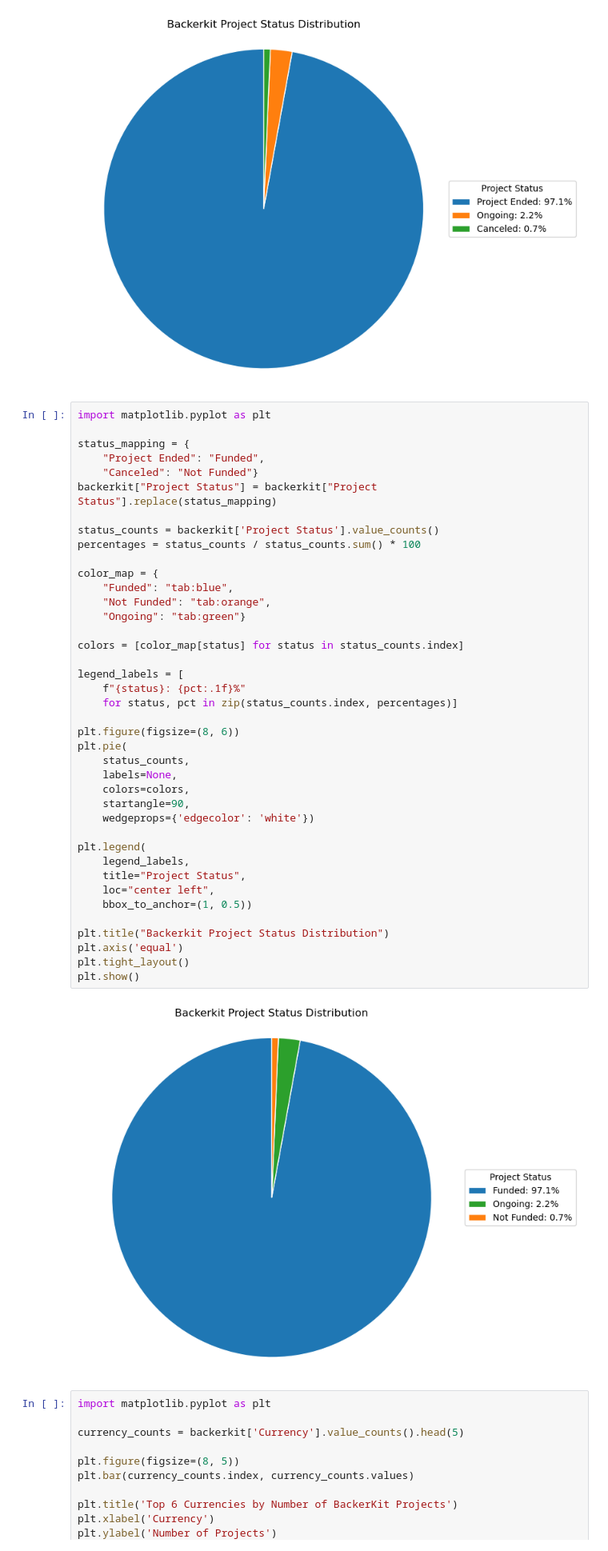
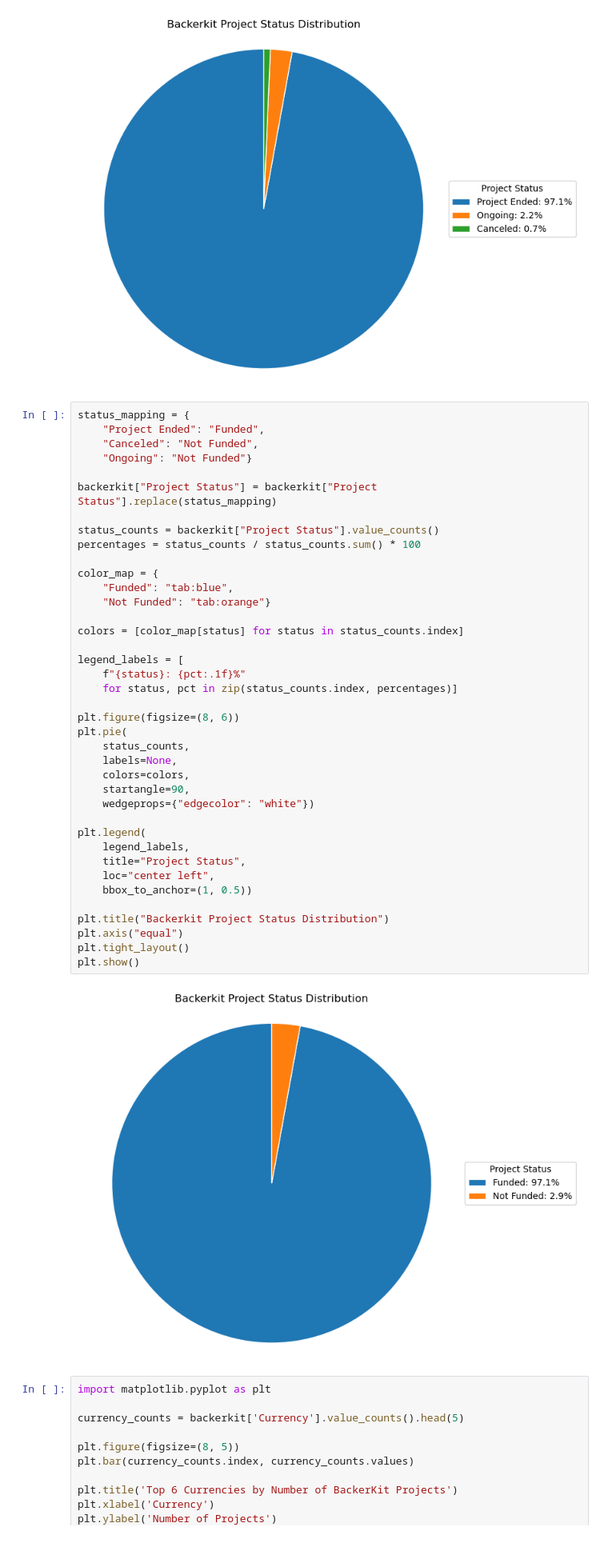
Before and after one commit to geradenhraba-cell/ttrpg-capstone, a Jupyter notebook: notebook/kickstarter.ipynb, the cells around one changed output. Shown at 80% size. Drawn from its saved outputs; the diff is of its cells as text.

```diff
--- a/notebook/kickstarter.ipynb
+++ b/notebook/kickstarter.ipynb
@@ -949,47 +980,46 @@ plt.show()
 # %% [output]
 [figure]
 # %%
-import matplotlib.pyplot as plt
-
 status_mapping = {
     "Project Ended": "Funded",
-    "Canceled": "Not Funded"}
+    "Canceled": "Not Funded",
+    "Ongoing": "Not Funded"}
+
 backerkit["Project Status"] = backerkit["Project Status"].replace(status_mapping)
 
-status_counts = backerkit['Project Status'].value_counts()
+status_counts = backerkit["Project Status"].value_counts()
 percentages = status_counts / status_counts.sum() * 100
 
 color_map = {
     "Funded": "tab:blue",
-    "Not Funded": "tab:orange",
-    "Ongoing": "tab:green"}
+    "Not Funded": "tab:orange"}
 
 colors = [color_map[status] for status in status_counts.index]
 
 legend_labels = [
     f"{status}: {pct:.1f}%"
     for status, pct in zip(status_counts.index, percentages)]
 
 plt.figure(figsize=(8, 6))
 plt.pie(
     status_counts,
     labels=None,
     colors=colors,
     startangle=90,
-    wedgeprops={'edgecolor': 'white'})
+    wedgeprops={"edgecolor": "white"})
 
 plt.legend(
     legend_labels,
     title="Project Status",
     loc="center left",
     bbox_to_anchor=(1, 0.5))
 
 plt.title("Backerkit Project Status Distribution")
-plt.axis('equal')
+plt.axis("equal")
 plt.tight_layout()
 plt.show()
 # %% [output]
-[figure, old version]
+[figure, new version]
 # %%
 import matplotlib.pyplot as plt
 
```
Also changed, not shown: parts of 2 cells of this notebook, 2 other files.
